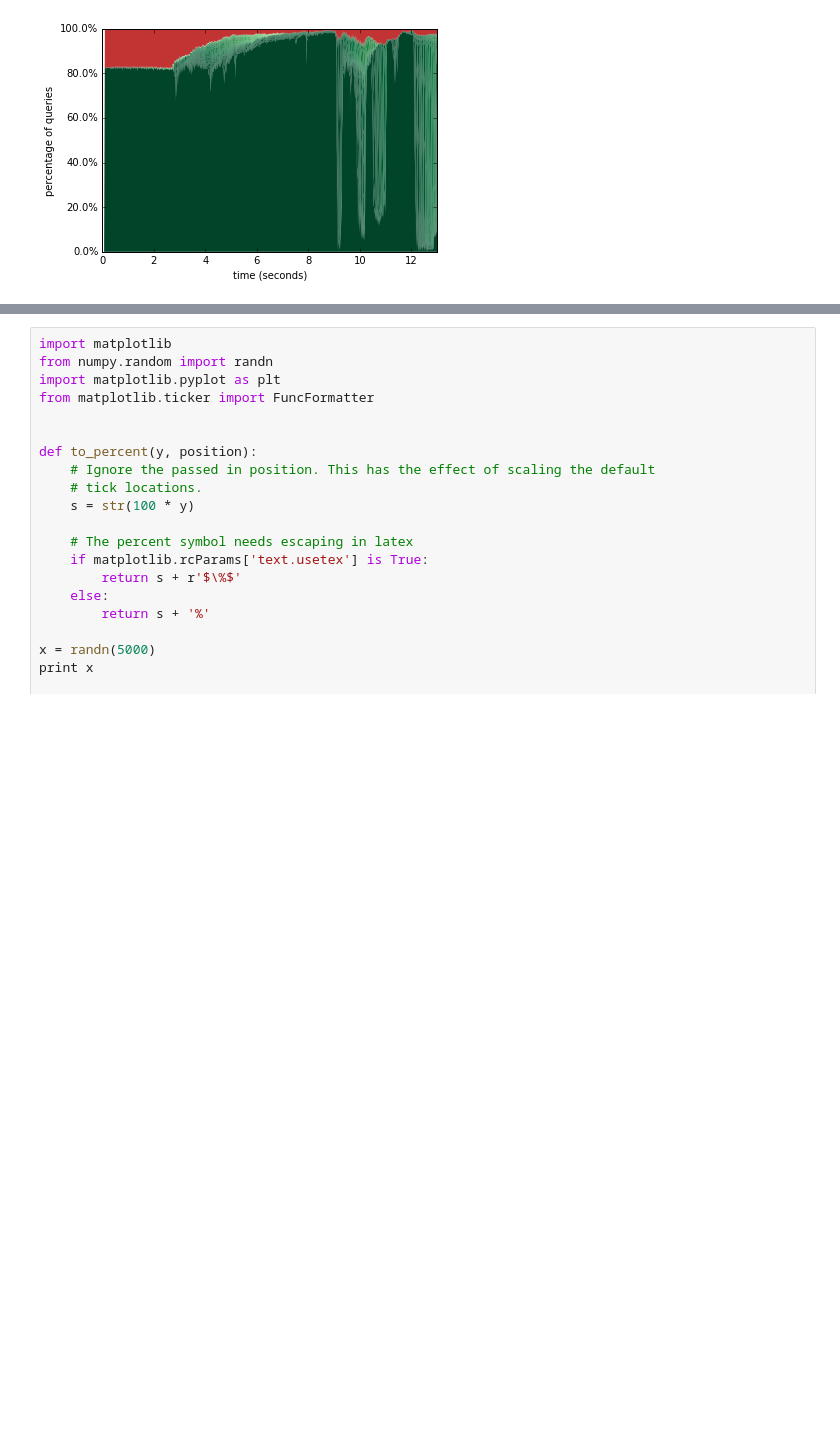
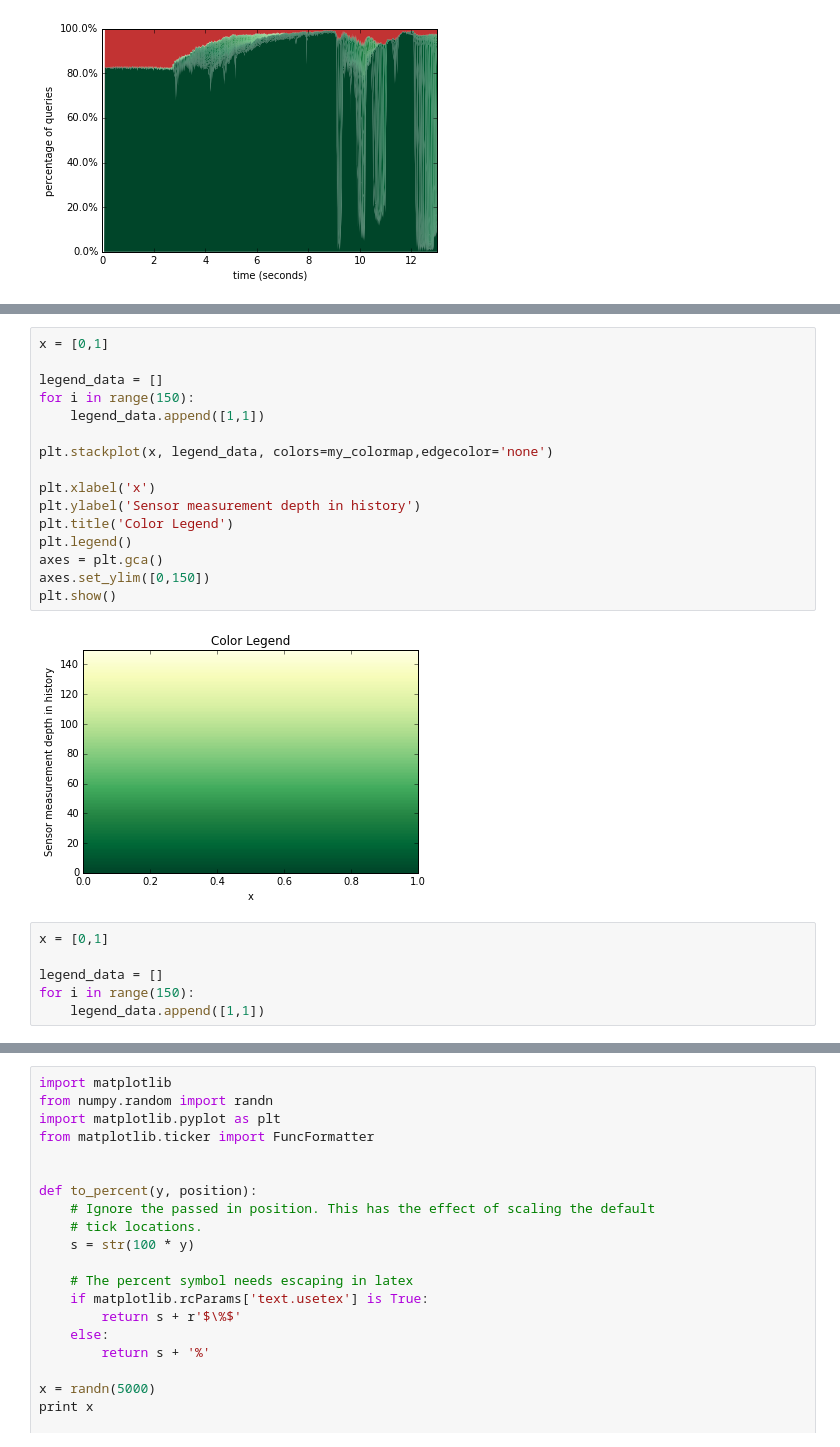
Before and after one commit to peteflorence/analysis-nanomap, a Jupyter notebook: Why memory.ipynb, the cells around one changed output, grey strips where cells are left out. Saved outputs shown, nothing was run; the diff lists cells and outputs as text; blank space fills up the shorter version.

```diff
--- a/Why memory.ipynb
+++ b/Why memory.ipynb
@@ -475,0 +498,24 @@ plt.show()
+# %%
+x = [0,1]
+
+legend_data = []
+for i in range(150):
+    legend_data.append([1,1])
+
+plt.stackplot(x, legend_data, colors=my_colormap,edgecolor='none')
+
+plt.xlabel('x')
+plt.ylabel('Sensor measurement depth in history')
+plt.title('Color Legend')
+plt.legend()
+axes = plt.gca()
+axes.set_ylim([0,150])
+plt.show()
+# %% [output]
+[figure, added]
+# %%
+x = [0,1]
+
+legend_data = []
+for i in range(150):
+    legend_data.append([1,1])
```
Also changed, not shown: parts of 2 cells of this notebook.
